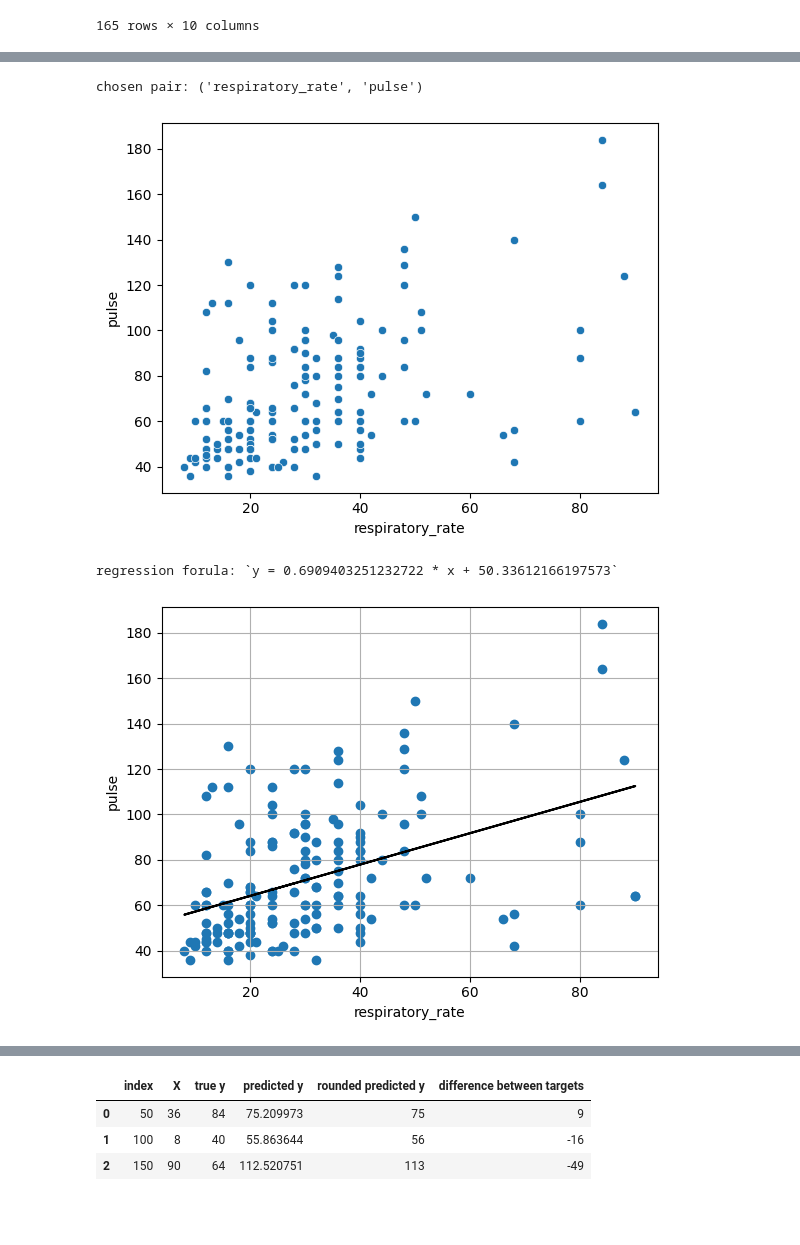
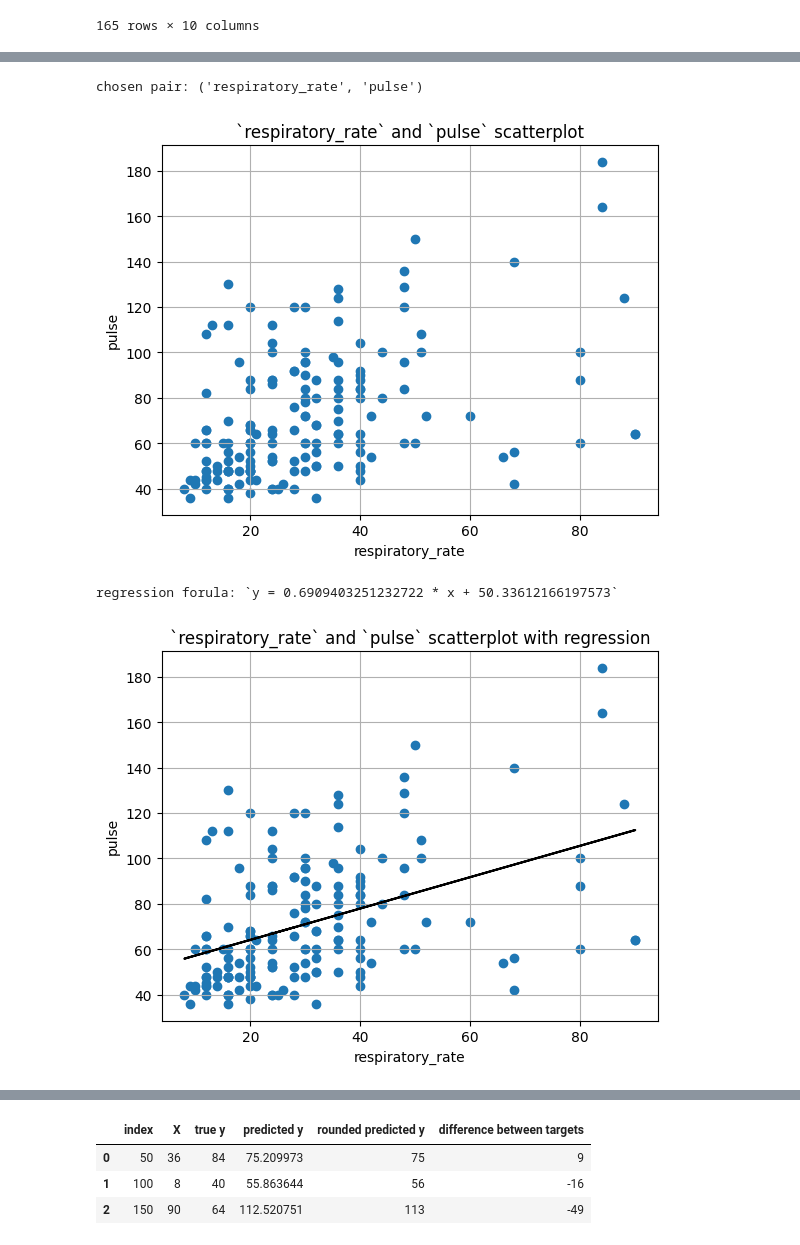
Before and after one commit to unrndm/DataAnalysis, a Jupyter notebook: Report.ipynb, the cells around one changed output, grey strips where cells are left out. Saved outputs shown, nothing was run; the diff lists cells and outputs as text; code cells hidden in the pictures; blank space fills up the shorter version.

```diff
--- a/Report.ipynb
+++ b/Report.ipynb
@@ -135,11 +135,18 @@ plt.show()
 # %%
 chosen_pair = ("respiratory_rate", "pulse")
 print(f"chosen pair: {chosen_pair}")
-sns.scatterplot(data=df, x=chosen_pair[0], y=chosen_pair[1])
+
+plt.scatter(df[chosen_pair[0]], df[chosen_pair[1]])
+
+plt.title(f"`{chosen_pair[0]}` and `{chosen_pair[1]}` scatterplot")
+plt.xlabel(chosen_pair[0])
+plt.ylabel(chosen_pair[1])
+plt.grid()
+
 plt.show()
 # %% [output]
 chosen pair: ('respiratory_rate', 'pulse')
-[figure, old version]
+[figure, new version]
 # %%
 x = df[chosen_pair[0]].to_numpy("int")
 X = x.reshape(-1, 1)
@@ -155,14 +162,15 @@ y_pred = reg.predict(X)
 plt.scatter(X, y)
 plt.plot(X, y_pred, color="black")
 
-plt.grid()
+plt.title(f"`{chosen_pair[0]}` and `{chosen_pair[1]}` scatterplot with regression")
 plt.xlabel(chosen_pair[0])
 plt.ylabel(chosen_pair[1])
+plt.grid()
 
 plt.show()
 # %% [output]
 regression forula: `y = 0.6909403251232722 * x + 50.33612166197573`
-[figure, old version]
+[figure, new version]
 # %%
 corr = pearsonr(x, y).statistic
 deter = np.square(corr)
```
Also changed, not shown: parts of 4 cells of this notebook.
